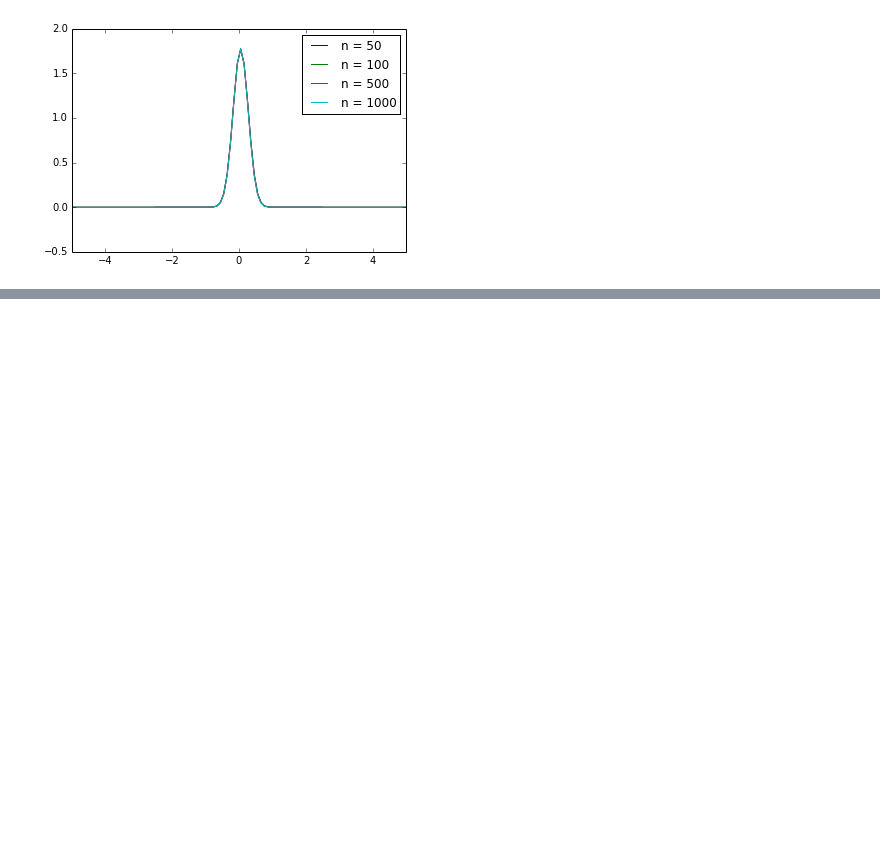
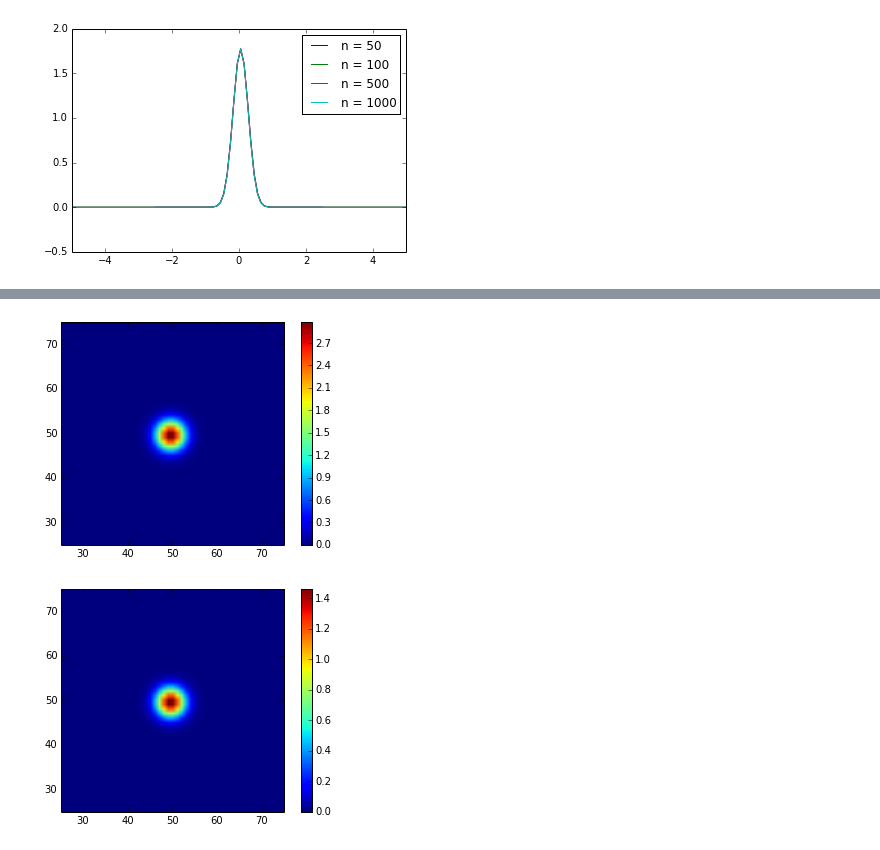
Before and after one commit to mpresley42/KSZ_21cm_Constraints, a Jupyter notebook: code/Python/PowerSpectrumTests.ipynb, the cells around one changed output, grey strips where cells are left out. Drawn from its saved outputs; the diff is of its cells as text; code cells hidden in the pictures; blank space fills up the shorter version.

```diff
--- a/code/Python/PowerSpectrumTests.ipynb
+++ b/code/Python/PowerSpectrumTests.ipynb
@@ -119,27 +119,30 @@ plt.show()
 # %%
 # great. now on to the 2d case. Note: This doesn't work yet!
-def discrete_ft(x,y,f):
+def discrete_ft_2d(x,y,f):
     lx = max(x); Nx = len(x) # assumes that x is from -l to l
     ly = max(y); Ny = len(y)
     nx = Nx*x/(2.*lx)
-    ny = Ny*y/(2.*ly)
-    nkx = np.arange(-Nx/2.,Nx/2.,dtype='float64')
-    nky = np.arange(-Ny/2.,Ny/2.,dtype='float64')
-    nxg,nyg,nkxg,nkyg = np.meshgrid(nx,ny,nkx,nky)
-    fg,nkxg,nkyg = np.meshgrid(f,nkx,nky)
-    ftd = np.sum(fg.T*np.exp(-2.*np.pi*1j*(nxg*nkxg/Nx+nyg*nkyg/Ny))*2*lx*ly/Nx/Ny,axis=(0,1))
     kx = np.linspace(-Nx/(4*lx),Nx/(4*lx),Nx)
     ky = np.linspace(-Ny/(4*ly),Ny/(4*ly),Ny)
-    return k,ftd
-l=5.; n=1000.
+    xg,yg,kxg,kyg = np.meshgrid(x,y,kx,ky)
+    fg = f(xg,yg) #a*np.exp(-b*(xg*xg+yg*yg))
+    ftd = np.sum(fg*np.exp(-2*np.pi*1j*(kxg*xg+kyg*yg))*2*lx*ly/(Nx*Ny),axis=(0,1))
+    return kx,ky,ftd
+l=5.; n=100.
 x = np.linspace(-l,l,n)
+y = np.linspace(-l,l,n)
 a=1.;b=1.;
-f = a*np.exp(-b*x*x)
-k,ftd = discrete_ft(x,f)
-ftc = a*np.sqrt(np.pi/b)*np.exp(-k*k*np.pi*np.pi/b)
-
-ftcp = plt.plot(k,ftc,label='ftc')
-ftdp = plt.plot(k,ftd,label='ftd')
-plt.xlim([-5,5])
-plt.legend()
-plt.show()
+f = lambda x,y: a*np.exp(-b*(x*x+y*y))
+kx,ky,ftd = discrete_ft_2d(x,y,f)
+kxg,kyg = np.meshgrid(kx,ky)
+ftc = a*np.pi/b*np.exp(-(kxg*kxg+kyg*kyg)*np.pi*np.pi/b)
+# %%
+ftcp = plt.imshow(ftc,label='ftc',origin='lower')
+plt.xlim([25,75]); plt.ylim([25,75])
+plt.colorbar(); plt.show()
+ftdp = plt.imshow(np.real(ftd),label='ftd',origin='lower')
+plt.xlim([25,75]); plt.ylim([25,75])
+plt.colorbar(); plt.show()
+# %% [output]
+[figure, added]
+[figure, added]
```
Also changed, not shown: parts of 1 cell of this notebook.
